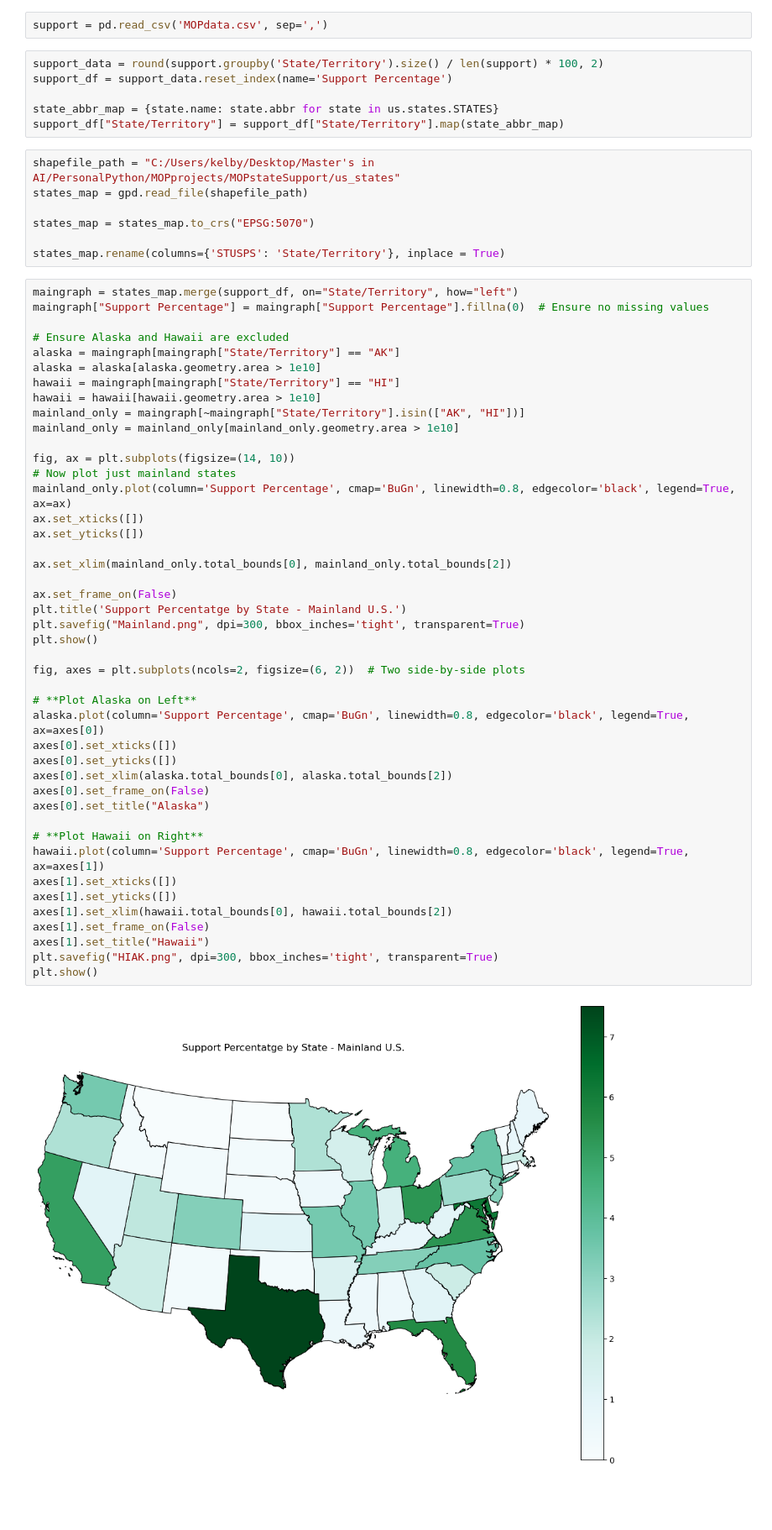
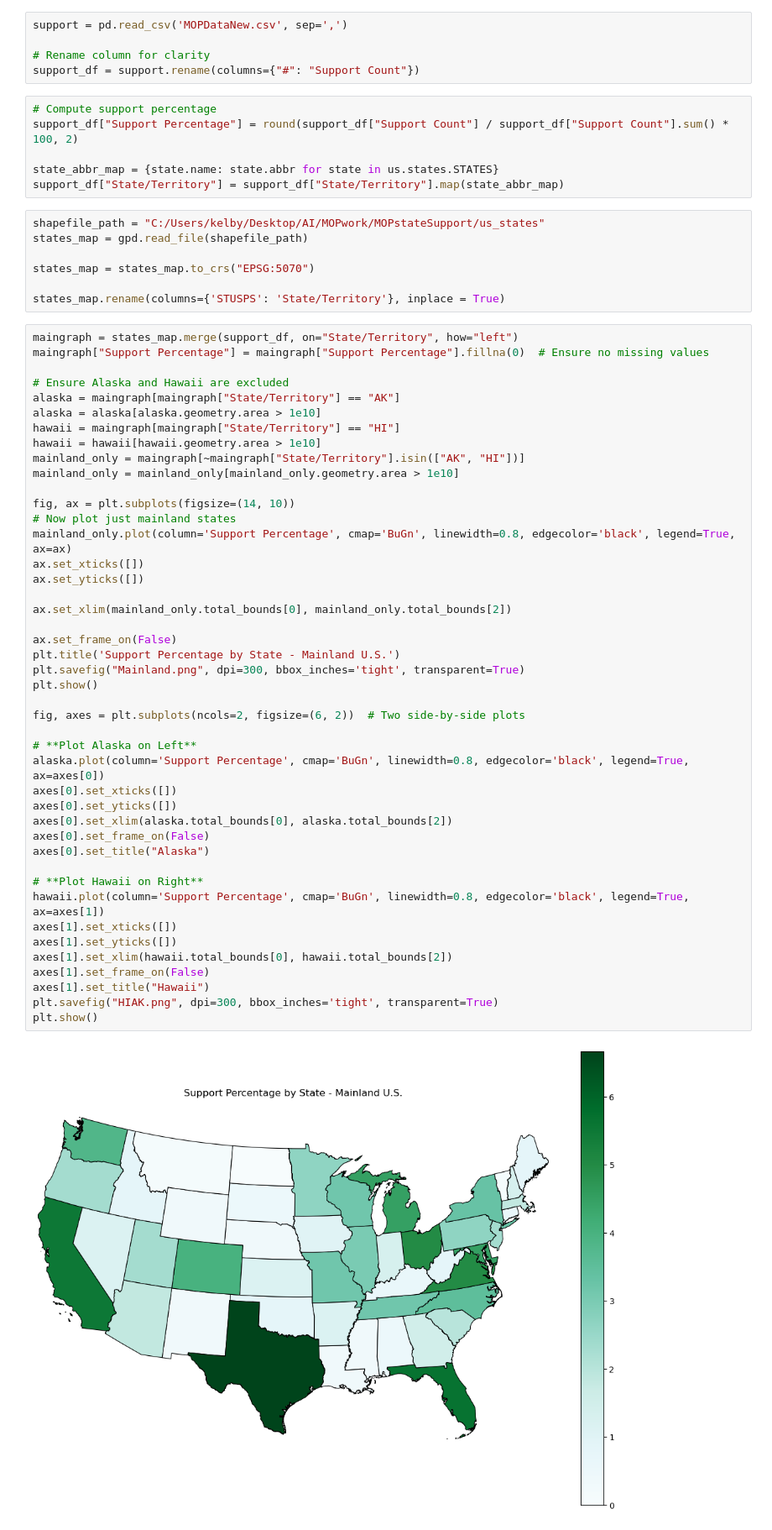
Before and after one commit to iAmVendetta1/MOPstateSupport, a Jupyter notebook: StateSupport.ipynb, the cells around one changed output. Shown at 84% size. Drawn from its saved outputs; the diff is of its cells as text; blank space fills up the shorter version.

```diff
--- a/StateSupport.ipynb
+++ b/StateSupport.ipynb
@@ -9,13 +7,16 @@ import json
 # %%
-support = pd.read_csv('MOPdata.csv', sep=',')
+support = pd.read_csv('MOPDataNew.csv', sep=',')
+
+# Rename column for clarity
+support_df = support.rename(columns={"#": "Support Count"})
 # %%
-support_data = round(support.groupby('State/Territory').size() / len(support) * 100, 2)
-support_df = support_data.reset_index(name='Support Percentage')
+# Compute support percentage
+support_df["Support Percentage"] = round(support_df["Support Count"] / support_df["Support Count"].sum() * 100, 2)
 
 state_abbr_map = {state.name: state.abbr for state in us.states.STATES}
 support_df["State/Territory"] = support_df["State/Territory"].map(state_abbr_map)
 # %%
-shapefile_path = "C:/Users/kelby/Desktop/Master's in AI/PersonalPython/MOPprojects/MOPstateSupport/us_states"
+shapefile_path = "C:/Users/kelby/Desktop/AI/MOPwork/MOPstateSupport/us_states"
 states_map = gpd.read_file(shapefile_path)
 
 states_map = states_map.to_crs("EPSG:5070")
@@ -38,32 +39,32 @@ fig, ax = plt.subplots(figsize=(14, 10))
 mainland_only.plot(column='Support Percentage', cmap='BuGn', linewidth=0.8, edgecolor='black', legend=True, ax=ax)
 ax.set_xticks([])
 ax.set_yticks([])
 
 ax.set_xlim(mainland_only.total_bounds[0], mainland_only.total_bounds[2])
 
 ax.set_frame_on(False)
-plt.title('Support Percentatge by State - Mainland U.S.')
+plt.title('Support Percentage by State - Mainland U.S.')
 plt.savefig("Mainland.png", dpi=300, bbox_inches='tight', transparent=True)
 plt.show()
 
 fig, axes = plt.subplots(ncols=2, figsize=(6, 2))  # Two side-by-side plots
 
 # **Plot Alaska on Left**
 alaska.plot(column='Support Percentage', cmap='BuGn', linewidth=0.8, edgecolor='black', legend=True, ax=axes[0])
 axes[0].set_xticks([])
 axes[0].set_yticks([])
 axes[0].set_xlim(alaska.total_bounds[0], alaska.total_bounds[2])
 axes[0].set_frame_on(False)
 axes[0].set_title("Alaska")
 
 # **Plot Hawaii on Right**
 hawaii.plot(column='Support Percentage', cmap='BuGn', linewidth=0.8, edgecolor='black', legend=True, ax=axes[1])
 axes[1].set_xticks([])
 axes[1].set_yticks([])
 axes[1].set_xlim(hawaii.total_bounds[0], hawaii.total_bounds[2])
 axes[1].set_frame_on(False)
 axes[1].set_title("Hawaii")
 plt.savefig("HIAK.png", dpi=300, bbox_inches='tight', transparent=True)
 plt.show()
 # %% [output]
-[figure, old version]
+[figure, new version]
```
Also changed, not shown: parts of 2 cells of this notebook.
